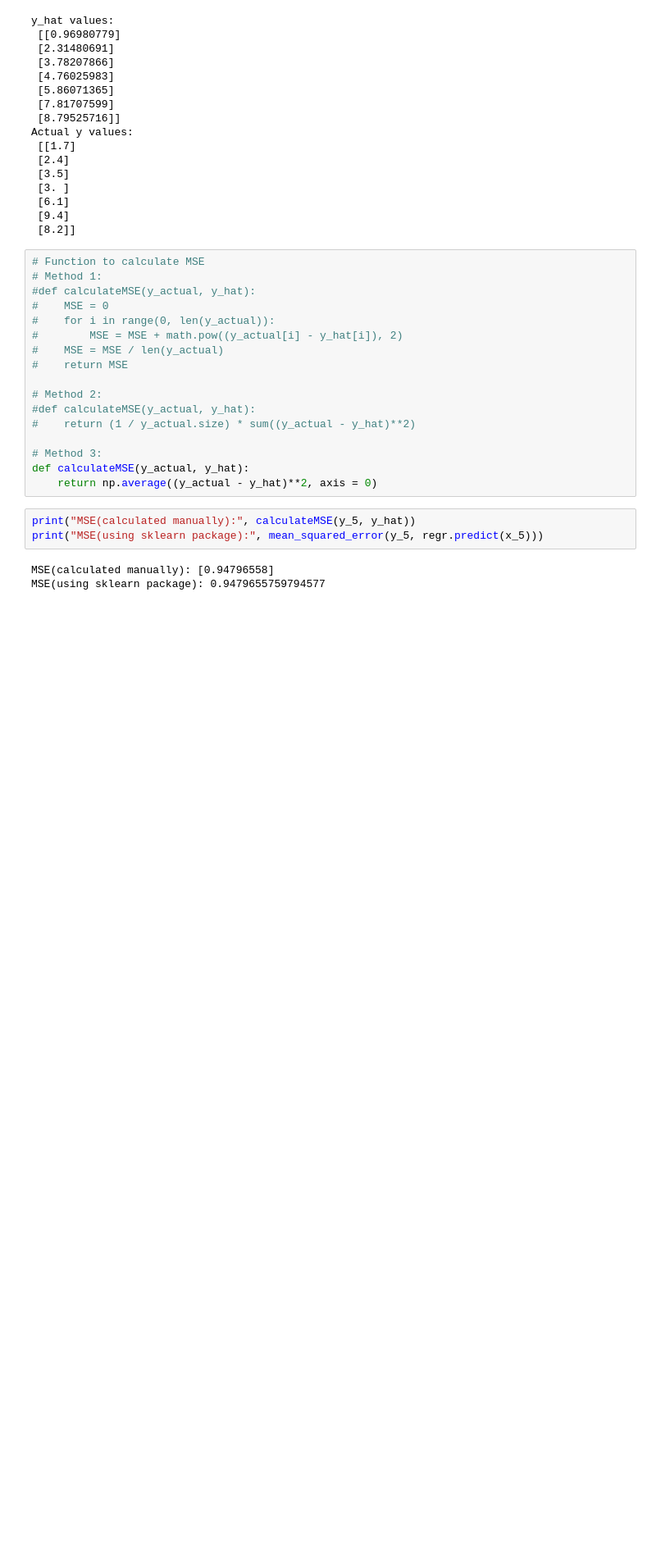
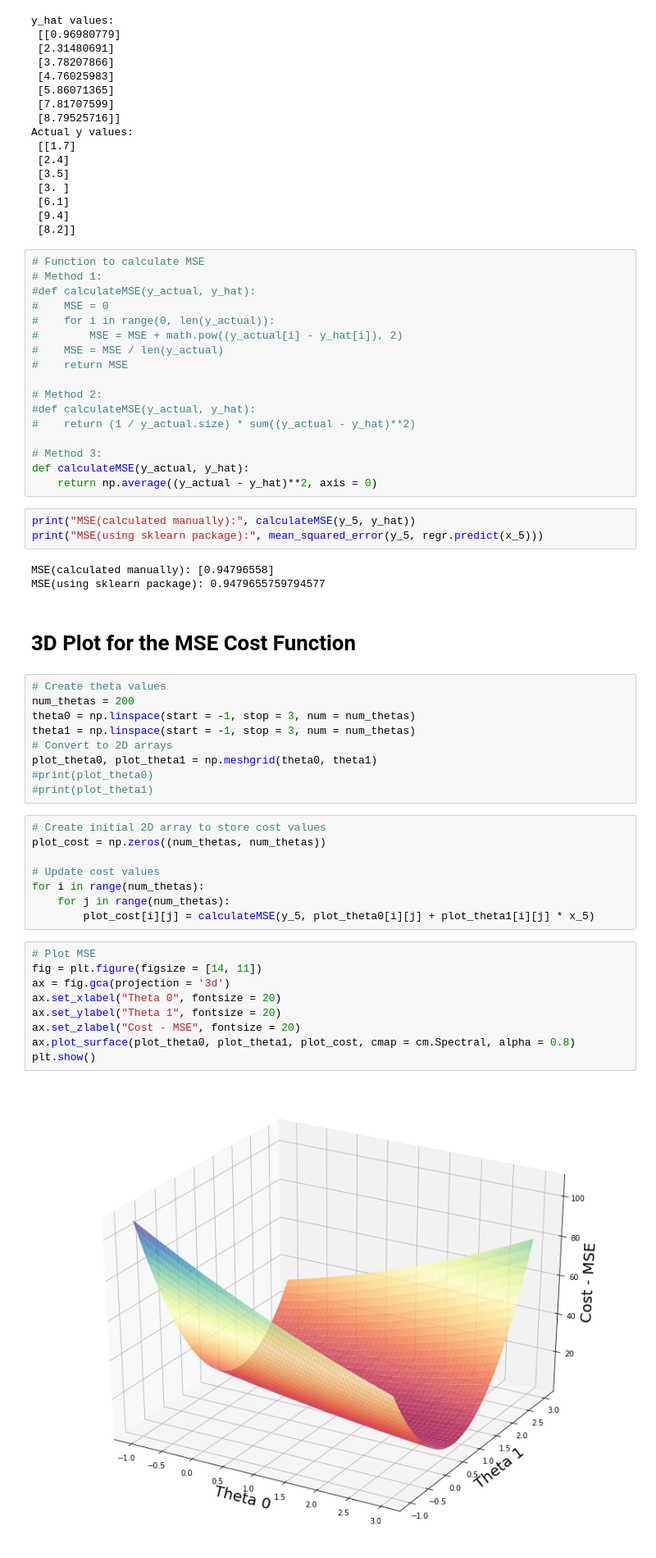
Before and after one commit to JLJL0308/Gradient_Descent_Exercise, a Jupyter notebook: Gradient Descent.ipynb, the cells around one changed output. Shown at 82% size. Drawn from its saved outputs; the diff is of its cells as text; blank space fills up the shorter version.

Commit message:
Plot 3D MSE Cost Function.

```diff
--- a/Gradient Descent.ipynb
+++ b/Gradient Descent.ipynb
@@ -565,3 +565,33 @@ print("MSE(using sklearn package):", mean_squared_error(y_5, regr.predict(x_5)))
 # %% [output]
 MSE(calculated manually): [0.94796558]
 MSE(using sklearn package): 0.9479655759794577
+# %% [markdown]
+# 3D Plot for the MSE Cost Function
+# %%
+# Create theta values
+num_thetas = 200
+theta0 = np.linspace(start = -1, stop = 3, num = num_thetas)
+theta1 = np.linspace(start = -1, stop = 3, num = num_thetas)
+# Convert to 2D arrays
+plot_theta0, plot_theta1 = np.meshgrid(theta0, theta1)
+#print(plot_theta0)
+#print(plot_theta1)
+# %%
+# Create initial 2D array to store cost values
+plot_cost = np.zeros((num_thetas, num_thetas))
+
+# Update cost values
+for i in range(num_thetas):
+    for j in range(num_thetas):
+        plot_cost[i][j] = calculateMSE(y_5, plot_theta0[i][j] + plot_theta1[i][j] * x_5)
+# %%
+# Plot MSE
+fig = plt.figure(figsize = [14, 11])
+ax = fig.gca(projection = '3d')
+ax.set_xlabel("Theta 0", fontsize = 20)
+ax.set_ylabel("Theta 1", fontsize = 20)
+ax.set_zlabel("Cost - MSE", fontsize = 20)
+ax.plot_surface(plot_theta0, plot_theta1, plot_cost, cmap = cm.Spectral, alpha = 0.8)
+plt.show()
+# %% [output]
+[figure, added]
```
Also changed, not shown: parts of 1 cell of this notebook.
